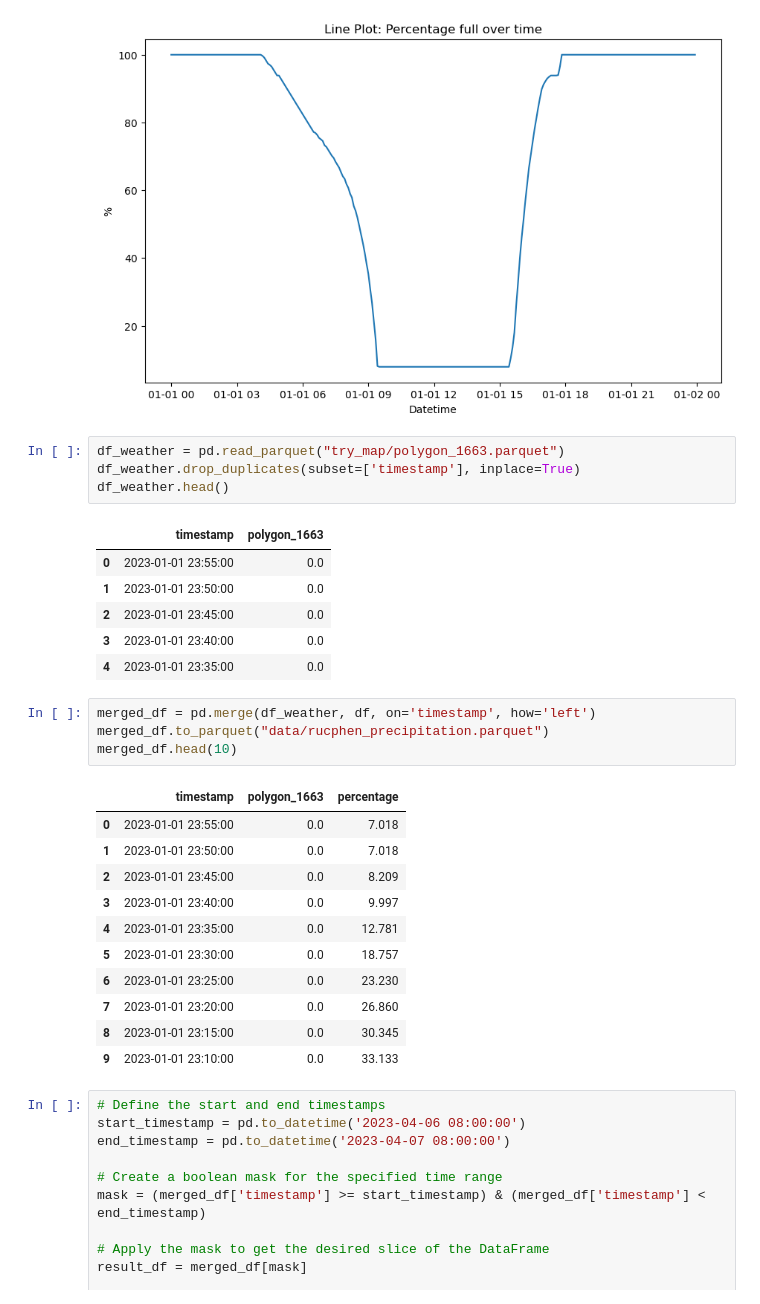
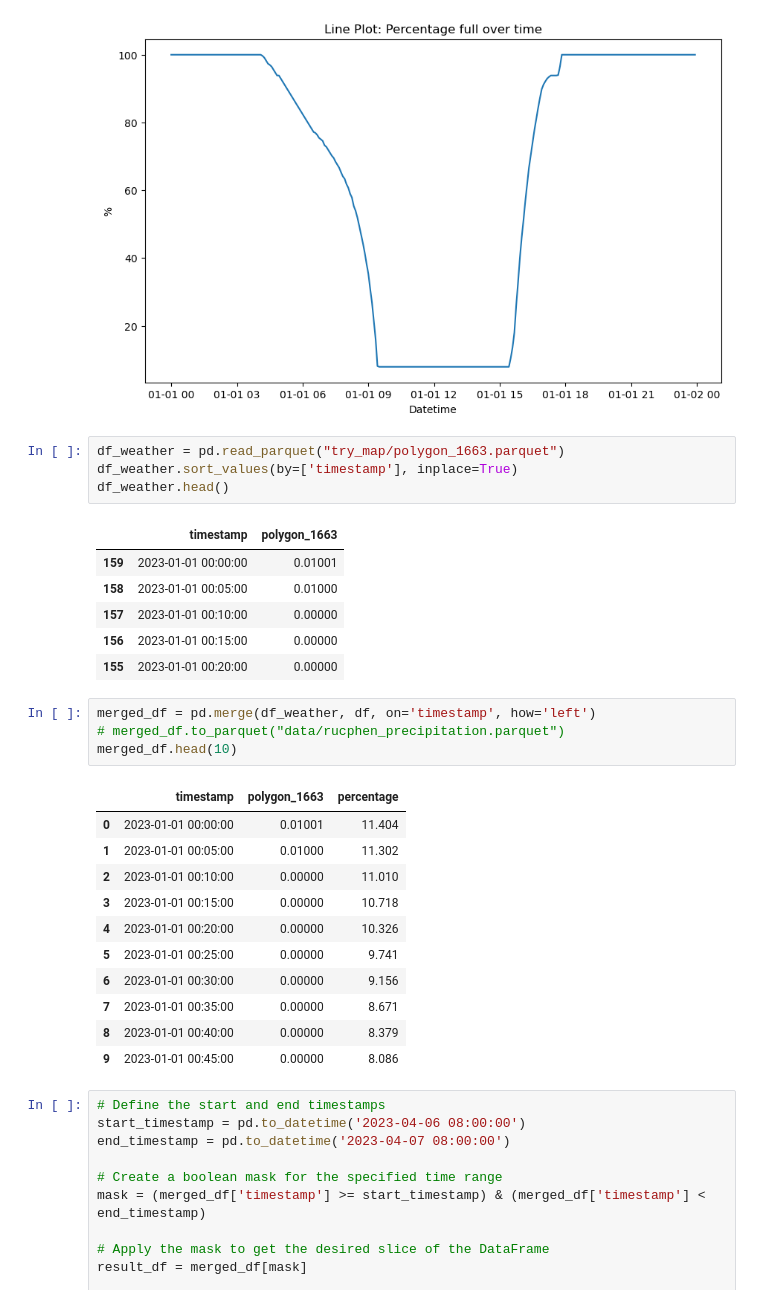
Before and after one commit to TeaDrinkingProgrammer/brabant-water-capstone, a Jupyter notebook: data-cleaning.ipynb, the cells around one changed output. Cells and saved outputs as stored; diff of their text form.

```diff
--- a/data-cleaning.ipynb
+++ b/data-cleaning.ipynb
@@ -85,31 +85,31 @@ create_plot(df_jan_2018, 'timestamp','Datetime', 'percentage','%', 'Line Plot: P
 [figure]
 # %%
 df_weather = pd.read_parquet("try_map/polygon_1663.parquet")
-df_weather.drop_duplicates(subset=['timestamp'], inplace=True)
+df_weather.sort_values(by=['timestamp'], inplace=True)
 df_weather.head()
 # %% [output]
 |  | timestamp | polygon_1663 |
-| 0 | 2023-01-01 23:55:00 | 0.0 |
-| 1 | 2023-01-01 23:50:00 | 0.0 |
-| 2 | 2023-01-01 23:45:00 | 0.0 |
-| 3 | 2023-01-01 23:40:00 | 0.0 |
-| 4 | 2023-01-01 23:35:00 | 0.0 |
+| 159 | 2023-01-01 00:00:00 | 0.01001 |
+| 158 | 2023-01-01 00:05:00 | 0.01000 |
+| 157 | 2023-01-01 00:10:00 | 0.00000 |
+| 156 | 2023-01-01 00:15:00 | 0.00000 |
+| 155 | 2023-01-01 00:20:00 | 0.00000 |
 # %%
 merged_df = pd.merge(df_weather, df, on='timestamp', how='left')
-merged_df.to_parquet("data/rucphen_precipitation.parquet")
+# merged_df.to_parquet("data/rucphen_precipitation.parquet")
 merged_df.head(10)
 # %% [output]
 |  | timestamp | polygon_1663 | percentage |
-| 0 | 2023-01-01 23:55:00 | 0.0 | 7.018 |
-| 1 | 2023-01-01 23:50:00 | 0.0 | 7.018 |
-| 2 | 2023-01-01 23:45:00 | 0.0 | 8.209 |
-| 3 | 2023-01-01 23:40:00 | 0.0 | 9.997 |
-| 4 | 2023-01-01 23:35:00 | 0.0 | 12.781 |
-| 5 | 2023-01-01 23:30:00 | 0.0 | 18.757 |
-| 6 | 2023-01-01 23:25:00 | 0.0 | 23.230 |
-| 7 | 2023-01-01 23:20:00 | 0.0 | 26.860 |
-| 8 | 2023-01-01 23:15:00 | 0.0 | 30.345 |
-| 9 | 2023-01-01 23:10:00 | 0.0 | 33.133 |
+| 0 | 2023-01-01 00:00:00 | 0.01001 | 11.404 |
+| 1 | 2023-01-01 00:05:00 | 0.01000 | 11.302 |
+| 2 | 2023-01-01 00:10:00 | 0.00000 | 11.010 |
+| 3 | 2023-01-01 00:15:00 | 0.00000 | 10.718 |
+| 4 | 2023-01-01 00:20:00 | 0.00000 | 10.326 |
+| 5 | 2023-01-01 00:25:00 | 0.00000 | 9.741 |
+| 6 | 2023-01-01 00:30:00 | 0.00000 | 9.156 |
+| 7 | 2023-01-01 00:35:00 | 0.00000 | 8.671 |
+| 8 | 2023-01-01 00:40:00 | 0.00000 | 8.379 |
+| 9 | 2023-01-01 00:45:00 | 0.00000 | 8.086 |
 # %%
 # Define the start and end timestamps
 start_timestamp = pd.to_datetime('2023-04-06 08:00:00')
```
Also changed, not shown: 3 other files.
